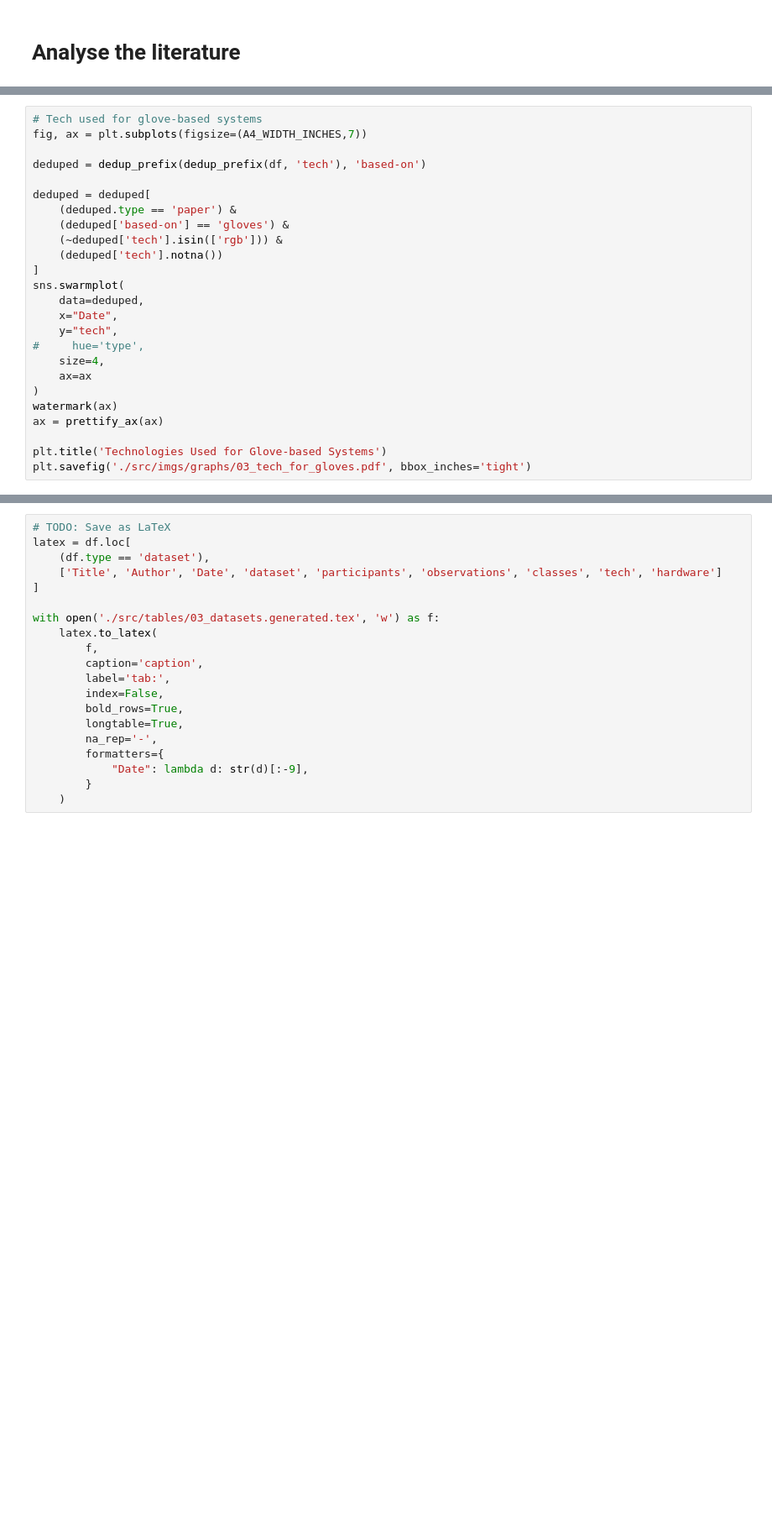
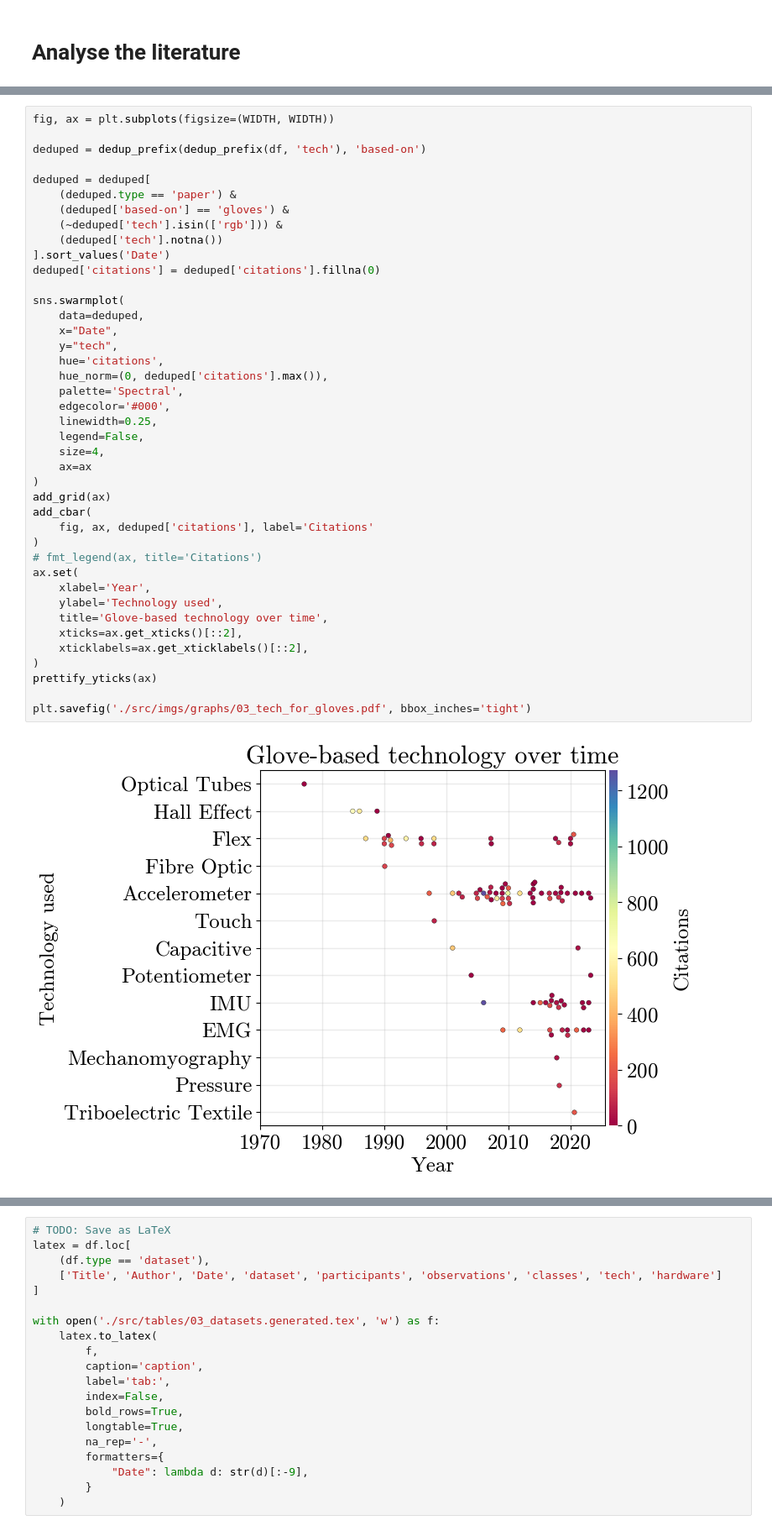
Before and after one commit to beyarkay/masters-thesis, a Jupyter notebook: LiteratureAnalysis.ipynb, the cells around one changed output, grey strips where cells are left out. Shown at 84% size. Cells and saved outputs as stored; diff of their text form; blank space fills up the shorter version.

```diff
--- a/LiteratureAnalysis.ipynb
+++ b/LiteratureAnalysis.ipynb
@@ -285,25 +485,43 @@ plt.savefig('./src/imgs/graphs/03_hardware_for_gloves.pdf', bbox_inches='tight')
 # %%
-# Tech used for glove-based systems
-fig, ax = plt.subplots(figsize=(A4_WIDTH_INCHES,7))
+fig, ax = plt.subplots(figsize=(WIDTH, WIDTH))
 
 deduped = dedup_prefix(dedup_prefix(df, 'tech'), 'based-on')
 
 deduped = deduped[
     (deduped.type == 'paper') &
     (deduped['based-on'] == 'gloves') &
     (~deduped['tech'].isin(['rgb'])) &
     (deduped['tech'].notna())
-]
+].sort_values('Date')
+deduped['citations'] = deduped['citations'].fillna(0)
+
 sns.swarmplot(
     data=deduped,
     x="Date",
     y="tech",
-#     hue='type',
+    hue='citations',
+    hue_norm=(0, deduped['citations'].max()),
+    palette='Spectral',
+    edgecolor='#000',
+    linewidth=0.25,
+    legend=False,
     size=4,
     ax=ax
 )
-watermark(ax)
-ax = prettify_ax(ax)
+add_grid(ax)
+add_cbar(
+    fig, ax, deduped['citations'], label='Citations'
+)
+# fmt_legend(ax, title='Citations')
+ax.set(
+    xlabel='Year',
+    ylabel='Technology used',
+    title='Glove-based technology over time',
+    xticks=ax.get_xticks()[::2],
+    xticklabels=ax.get_xticklabels()[::2],
+)
+prettify_yticks(ax)
 
-plt.title('Technologies Used for Glove-based Systems')
 plt.savefig('./src/imgs/graphs/03_tech_for_gloves.pdf', bbox_inches='tight')
+# %% [output]
+[figure, added]
```
Also changed, not shown: parts of 38 cells of this notebook, 15 other files.
